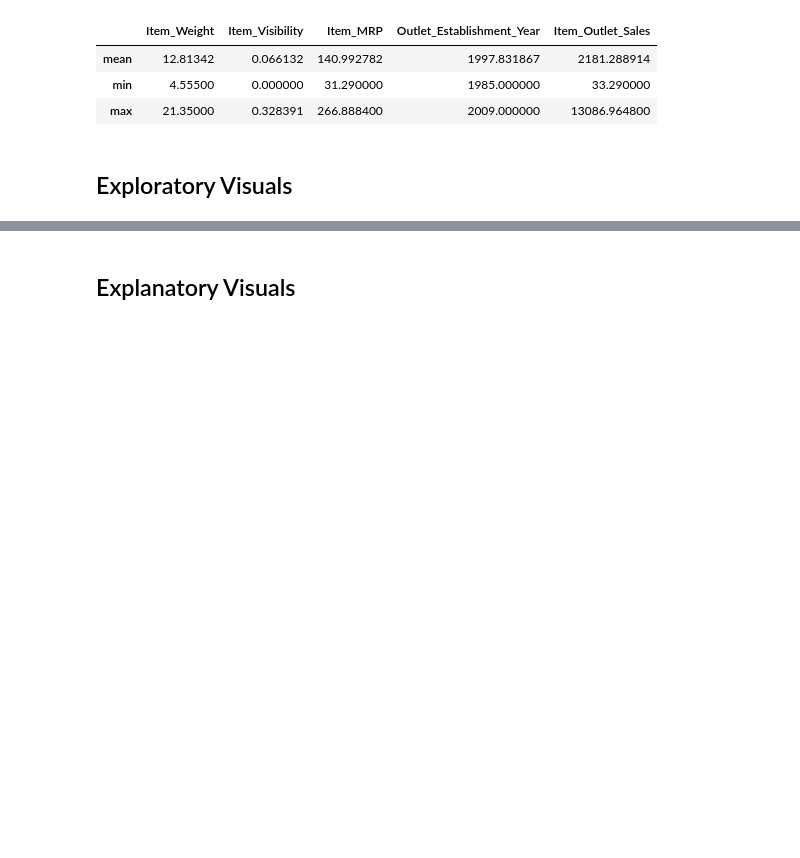
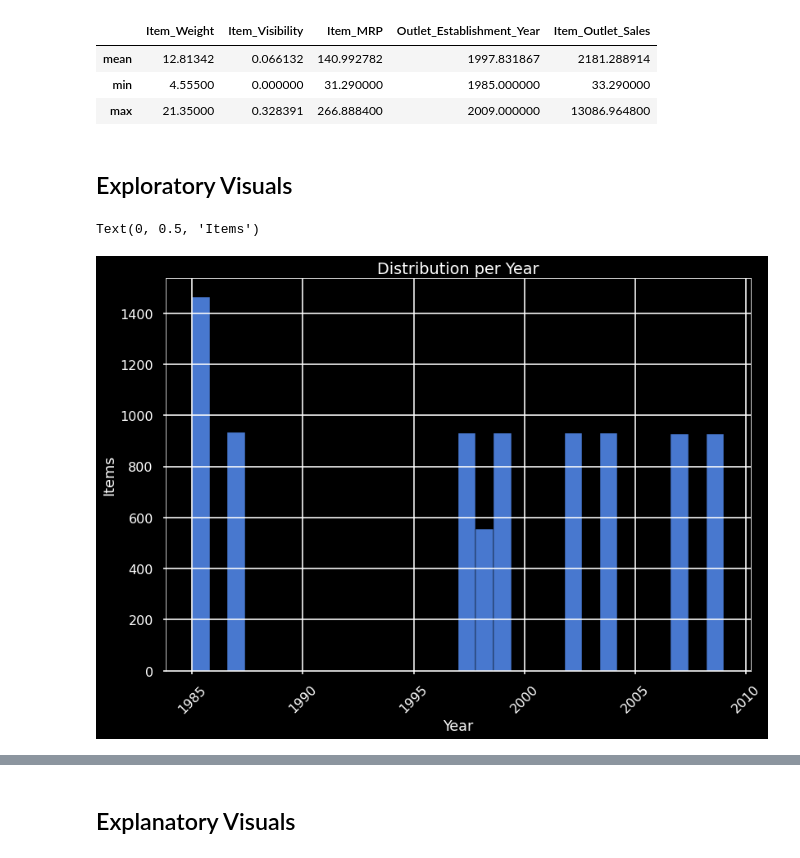
Before and after one commit to RosaR02/Project-1---part-1, a Jupyter notebook: Sales_Prediction.ipynb, the cells around one changed output, grey strips where cells are left out. Drawn from its saved outputs; the diff is of its cells as text; code cells hidden in the pictures; blank space fills up the shorter version.

```diff
--- a/Sales_Prediction.ipynb
+++ b/Sales_Prediction.ipynb
@@ -260,3 +267,14 @@ stats.loc[['mean','min','max']]
 | max | 21.35000 | 0.328391 | 266.888400 | 2009.000000 | 13086.964800 |
 # %% [markdown]
 ## Exploratory Visuals
+# %%
+#Histogram
+ax = df['Outlet_Establishment_Year'].hist(bins = 30, edgecolor = 'black')
+ax.tick_params(axis='x', rotation = 45)
+ax.ticklabel_format(style='plain')
+ax.set_title('Distribution per Year')
+ax.set_xlabel('Year')
+ax.set_ylabel('Items')
+# %% [output]
+Text(0, 0.5, 'Items')
+[figure, added]
```
Also changed, not shown: parts of 6 cells of this notebook.
